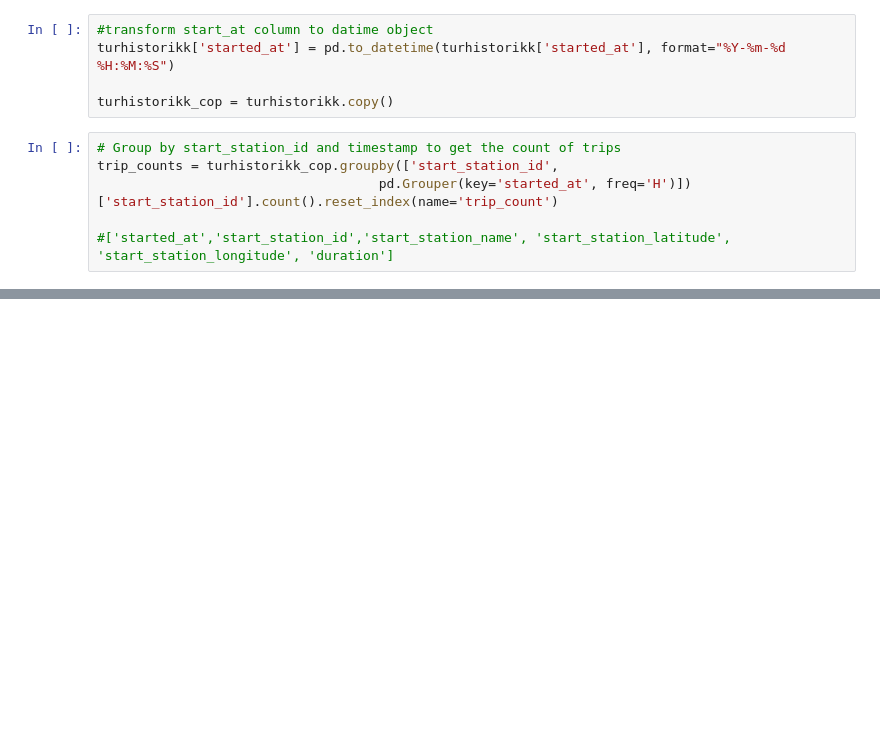
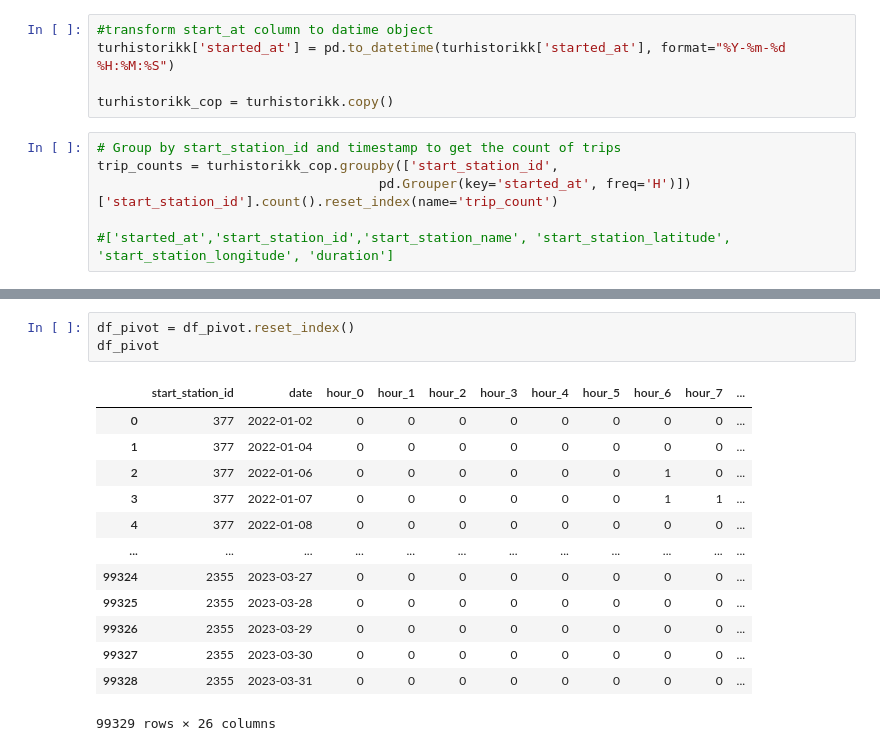
Before and after one commit to Aliti-Coding/oslo-bicycle-project, a Jupyter notebook: ML_model.ipynb, the cells around one changed output, grey strips where cells are left out. Saved outputs shown, nothing was run; the diff lists cells and outputs as text; blank space fills up the shorter version.

```diff
--- a/ML_model.ipynb
+++ b/ML_model.ipynb
@@ -163,0 +194,17 @@ trip_counts_pivot
+# %%
+df_pivot = df_pivot.reset_index()
+df_pivot
+# %% [output]
+|  | start_station_id | date | hour_0 | hour_1 | hour_2 | hour_3 | hour_4 | hour_5 | hour_6 | hour_7 | ... |
+| 0 | 377 | 2022-01-02 | 0 | 0 | 0 | 0 | 0 | 0 | 0 | 0 | ... |
+| 1 | 377 | 2022-01-04 | 0 | 0 | 0 | 0 | 0 | 0 | 0 | 0 | ... |
+| 2 | 377 | 2022-01-06 | 0 | 0 | 0 | 0 | 0 | 0 | 1 | 0 | ... |
+| 3 | 377 | 2022-01-07 | 0 | 0 | 0 | 0 | 0 | 0 | 1 | 1 | ... |
+| 4 | 377 | 2022-01-08 | 0 | 0 | 0 | 0 | 0 | 0 | 0 | 0 | ... |
+| ... | ... | ... | ... | ... | ... | ... | ... | ... | ... | ... | ... |
+| 99324 | 2355 | 2023-03-27 | 0 | 0 | 0 | 0 | 0 | 0 | 0 | 0 | ... |
+| 99325 | 2355 | 2023-03-28 | 0 | 0 | 0 | 0 | 0 | 0 | 0 | 0 | ... |
+| 99326 | 2355 | 2023-03-29 | 0 | 0 | 0 | 0 | 0 | 0 | 0 | 0 | ... |
+| 99327 | 2355 | 2023-03-30 | 0 | 0 | 0 | 0 | 0 | 0 | 0 | 0 | ... |
+| 99328 | 2355 | 2023-03-31 | 0 | 0 | 0 | 0 | 0 | 0 | 0 | 0 | ... |
+99329 rows × 26 columns
```
Also changed, not shown: parts of 9 cells of this notebook.
